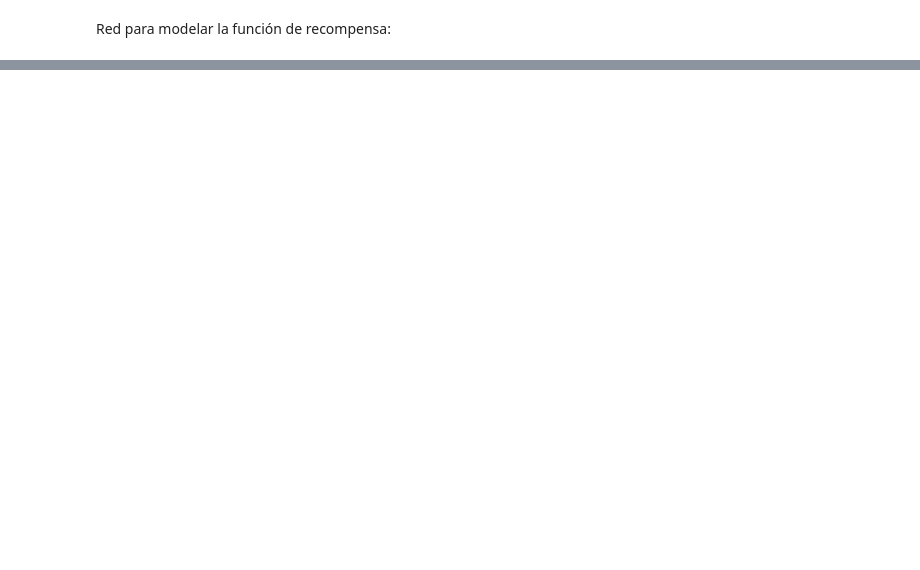
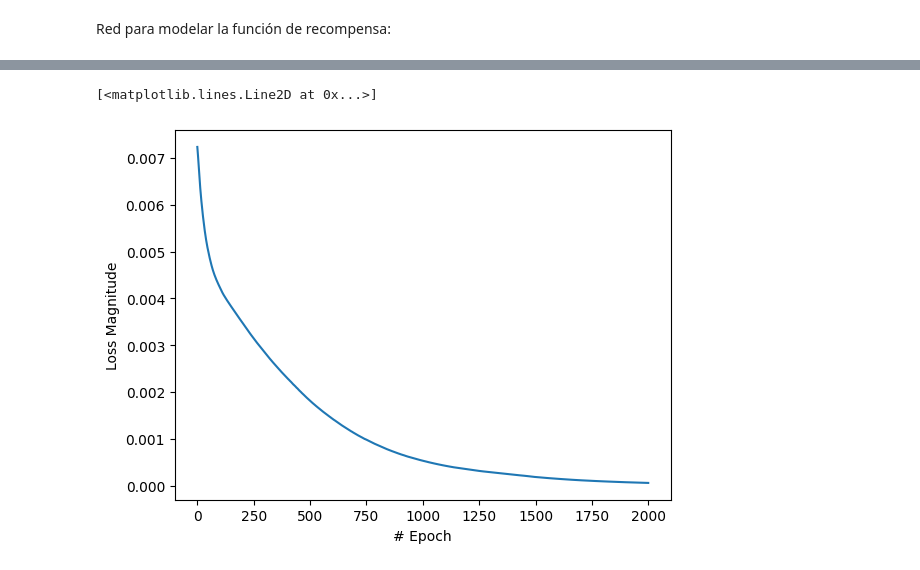
Before and after one commit to salvalago23/TFG_Salvador_Perez_GR, a Jupyter notebook: try/2_NNmodelsTrain.ipynb, the cells around one changed output, grey strips where cells are left out. Saved outputs shown, nothing was run; the diff lists cells and outputs as text; code cells hidden in the pictures; blank space fills up the shorter version.

```diff
--- a/try/2_NNmodelsTrain.ipynb
+++ b/try/2_NNmodelsTrain.ipynb
@@ -92,0 +147,17 @@ plt.plot(historial2.history["loss"])
+# %%
+num_epochs2 = 2000
+losses2 = []
+
+for epoch in range(num_epochs2):
+    # Forward pass
+    outputs = model2(X_train_tensor2)
+    loss = criterion(outputs, y_train_tensor2)
+
+    # Backpropagation and optimization
+    optimizer2.zero_grad()
+    loss.backward()
+    optimizer2.step()
+
+    losses2.append(loss.item())
+
+print("Modelo entrenado!")
@@ -93 +174,9 @@ plt.plot(historial2.history["loss"])
+# %%
+# Plot the training loss
+plt.xlabel("# Epoch")
+plt.ylabel("Loss Magnitude")
+plt.plot(losses2)
+# %% [output]
+[<matplotlib.lines.Line2D at 0x...>]
+[figure, added]
 # %%
```
Also changed, not shown: parts of 21 cells of this notebook, 3 other files.
